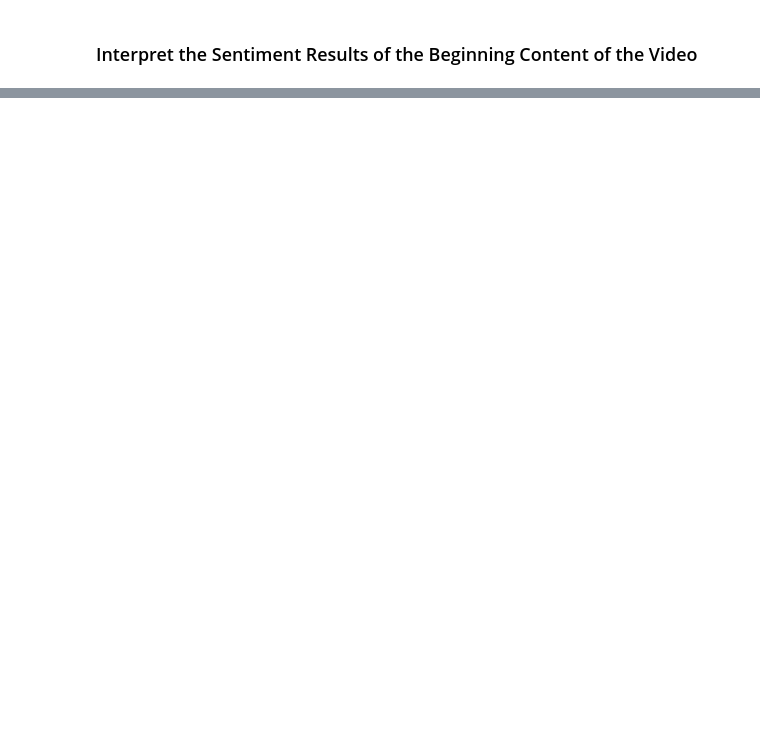
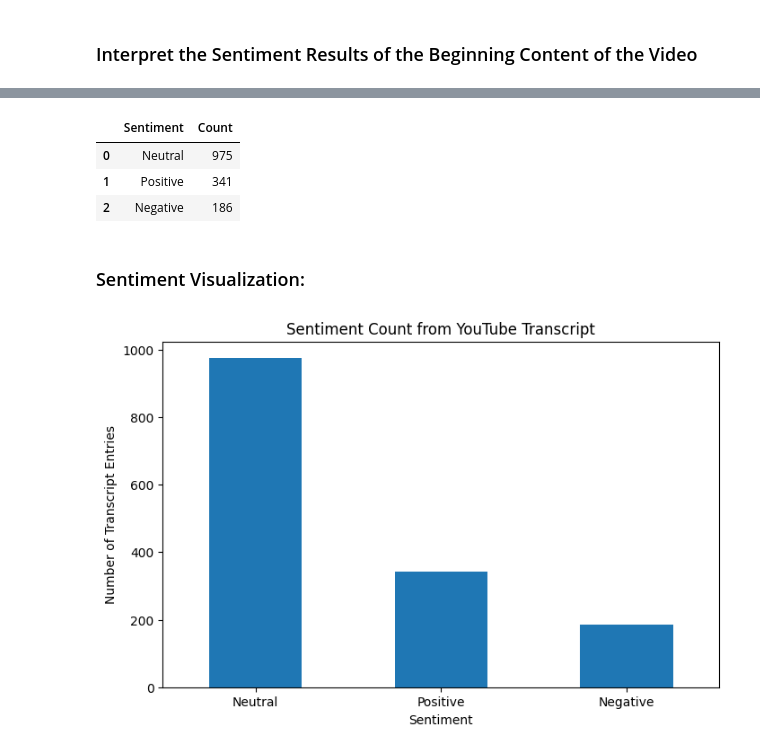
Before and after one commit to annedudzik/CISD43_Climate_Panel_Text_Mining_from_YouTube_Anne, a Jupyter notebook: CISD43_Climate_Panel_Text_Mining_from_YouTube_Anne.ipynb, the cells around one changed output, grey strips where cells are left out. Cells and saved outputs as stored; diff of their text form; code cells hidden in the pictures; blank space fills up the shorter version.

```diff
--- a/CISD43_Climate_Panel_Text_Mining_from_YouTube_Anne.ipynb
+++ b/CISD43_Climate_Panel_Text_Mining_from_YouTube_Anne.ipynb
@@ -179,4 +169,16 @@ if not df.empty:
 | 8 | want to explain just a little bit... | -0.1875 | 0.5 |
 | 9 | not to wallow in terrifying thing... | -1.0000 | 1.0 |
 # %%
-# Show results in an easier to interpret format
+# Show results in an easier to interpret format by converting the numeric scores to just their positive or negative signs
+def sentiment_label(score):
+    if score > 0:
+        return "Positive"
+    elif score < 0:
+        return "Negative"
+    else:
+        return "Neutral"
+
+
+if not df.empty:
+    df["sentiment"] = df["polarity"].apply(sentiment_label)
+    display(df[["clean_text", "polarity", "sentiment"]].head())
@@ -186,0 +207,23 @@ if not df.empty:
+# %%
+if not df.empty:
+    sentiment_counts = df["sentiment"].value_counts().reset_index()
+    sentiment_counts.columns = ["Sentiment", "Count"]
+    display(sentiment_counts)
+# %% [output]
+|  | Sentiment | Count |
+| 0 | Neutral | 975 |
+| 1 | Positive | 341 |
+| 2 | Negative | 186 |
+# %% [markdown]
+### Sentiment Visualization:
+# %%
+#This displays a histogram of the transcripts sentiments categorized into neutral, positive, or negative.
+if not df.empty:
+    sentiment_counts.plot(kind="bar", x="Sentiment", y="Count", legend=False, figsize=(8, 5))
+    plt.title("Sentiment Count from YouTube Transcript")
+    plt.xlabel("Sentiment")
+    plt.ylabel("Number of Transcript Entries")
+    plt.xticks(rotation=0)
+    plt.show()
+# %% [output]
+[figure, added]
```
Also changed, not shown: parts of 15 cells of this notebook, 1 other file.
